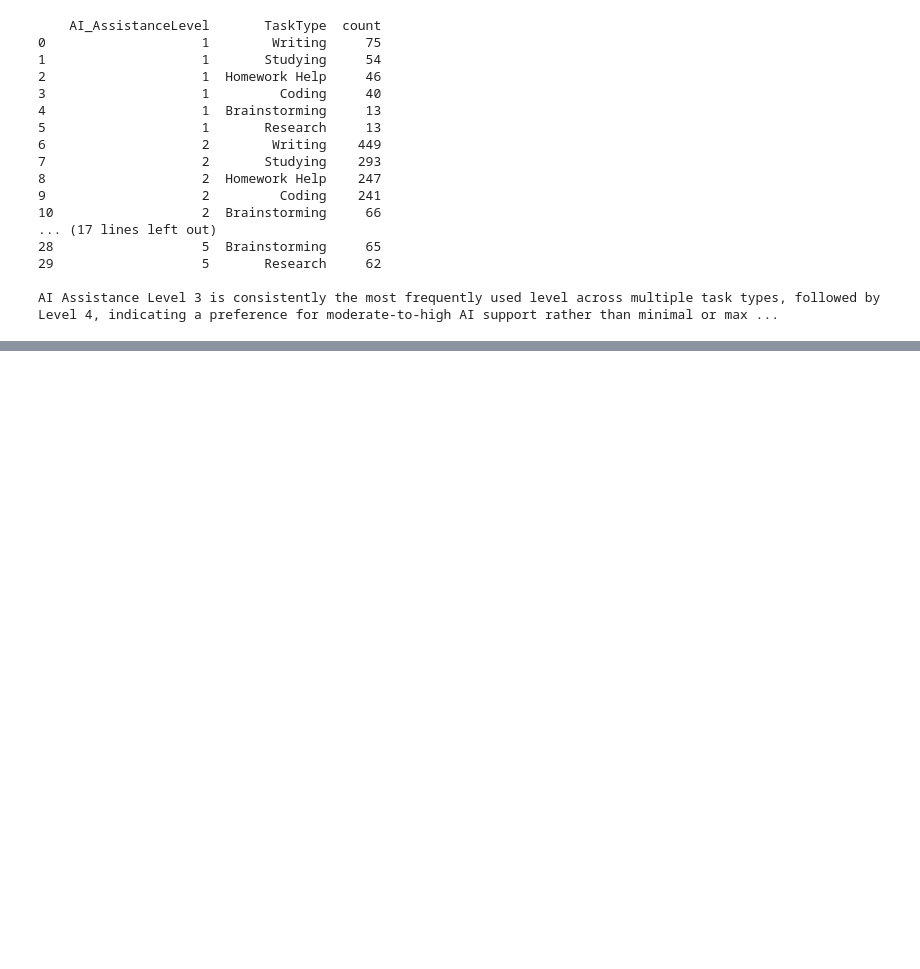
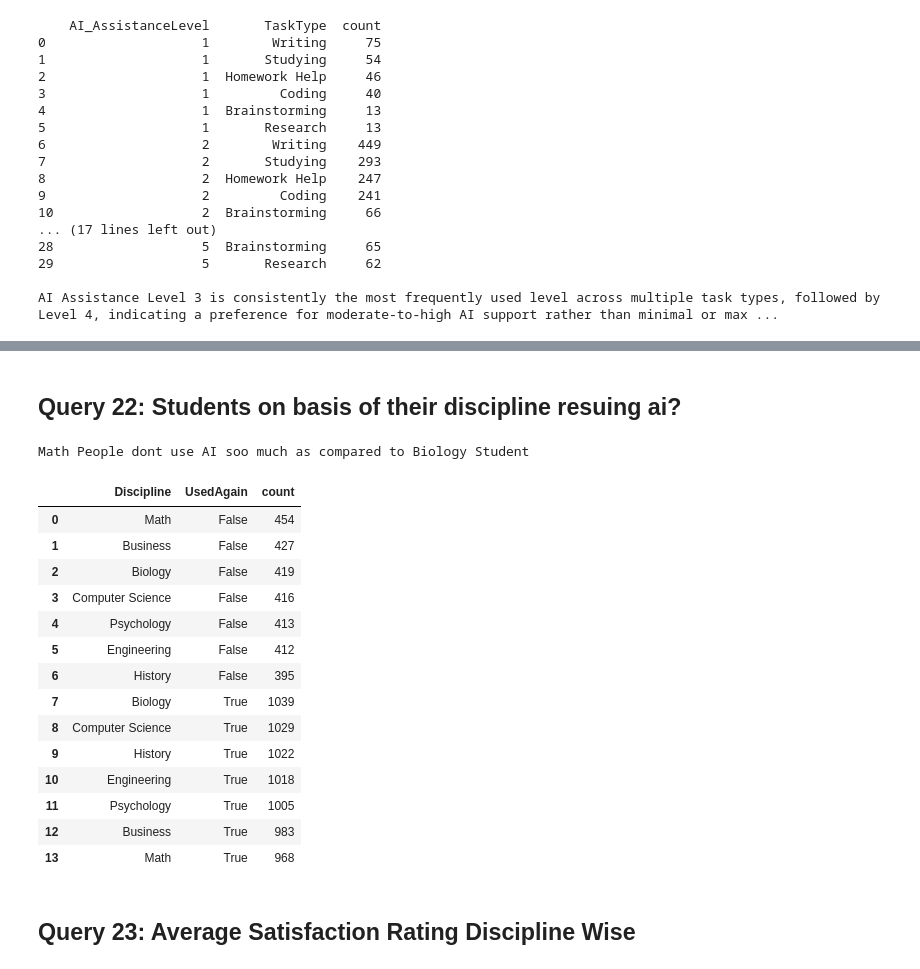
Before and after one commit to Vansh7206/AI_in_StudentLife, a Jupyter notebook: notebooks/Sql_AI_Student (1).ipynb, the cells around one changed output, grey strips where cells are left out. Cells and saved outputs as stored; diff of their text form; code cells hidden in the pictures; blank space fills up the shorter version.

```diff
--- a/notebooks/Sql_AI_Student.ipynb
+++ b/notebooks/Sql_AI_Student (1).ipynb
@@ -371,0 +504,30 @@ AI Assistance Level 3 is consistently the most frequently used level across mult
+# %% [markdown]
+## Query 22: Students on basis of their discipline resuing ai?
+# %%
+query = """
+SELECT "Discipline","UsedAgain", COUNT(*) AS count
+FROM ai_sessions
+group by "Discipline","UsedAgain"
+order by "UsedAgain",count desc;
+"""
+print('Math People dont use AI soo much as compared to Biology Student')
+pd.read_sql(query,engine)
+# %% [output]
+Math People dont use AI soo much as compared to Biology Student
+|  | Discipline | UsedAgain | count |
+| 0 | Math | False | 454 |
+| 1 | Business | False | 427 |
+| 2 | Biology | False | 419 |
+| 3 | Computer Science | False | 416 |
+| 4 | Psychology | False | 413 |
+| 5 | Engineering | False | 412 |
+| 6 | History | False | 395 |
+| 7 | Biology | True | 1039 |
+| 8 | Computer Science | True | 1029 |
+| 9 | History | True | 1022 |
+| 10 | Engineering | True | 1018 |
+| 11 | Psychology | True | 1005 |
+| 12 | Business | True | 983 |
+| 13 | Math | True | 968 |
+# %% [markdown]
+## Query 23: Average Satisfaction Rating Discipline Wise
```
Also changed, not shown: parts of 16 cells of this notebook.
